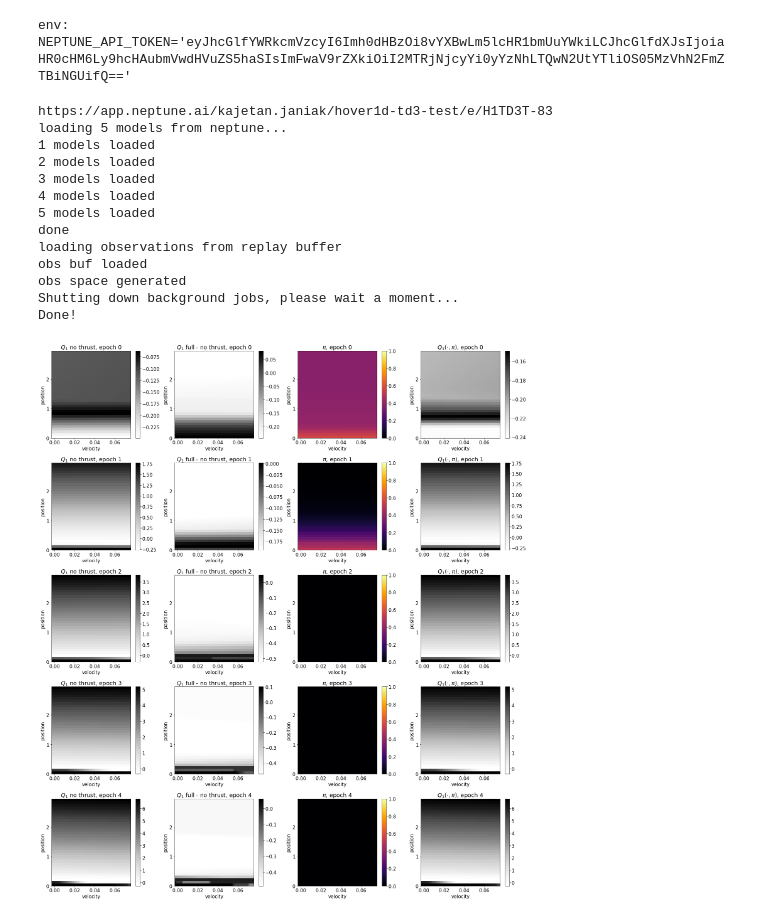
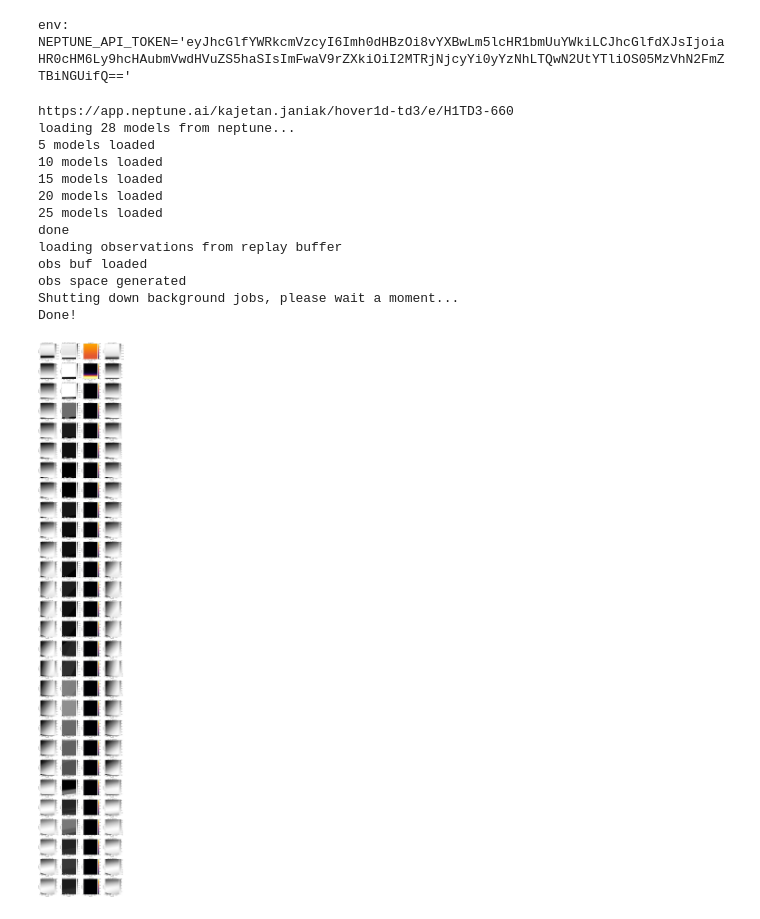
Before and after one commit to MIMUW-RL/space-gym, a Jupyter notebook: notebooks/ac_visualization.ipynb, the cells around one changed output. Saved outputs shown, nothing was run; the diff lists cells and outputs as text; code cells hidden in the pictures.

```diff
--- a/notebooks/ac_visualization.ipynb
+++ b/notebooks/ac_visualization.ipynb
@@ -10,23 +10,23 @@ import matplotlib.pyplot as plt
 plt.rc('font', size=15)
 experiments = dict()
 # %%
-EXPERIMENT_NUM = 83
+EXPERIMENT_NUM = 660
 DO_LOAD_OBS_BUF = True
 if EXPERIMENT_NUM not in experiments:
     experiments[EXPERIMENT_NUM] = TD3ExperimentResults(
         EXPERIMENT_NUM,
         do_load_obs_buf=DO_LOAD_OBS_BUF,
-        from_test_run=True
+        from_test_run=False
     )
 exp = experiments[EXPERIMENT_NUM]
 # %% [output]
-https://app.neptune.ai/kajetan.janiak/hover1d-td3-test/e/H1TD3T-83
-loading 5 models from neptune...
-1 models loaded
-2 models loaded
-3 models loaded
-4 models loaded
+https://app.neptune.ai/kajetan.janiak/hover1d-td3/e/H1TD3-660
+loading 28 models from neptune...
 5 models loaded
+10 models loaded
+15 models loaded
+20 models loaded
+25 models loaded
 done
 loading observations from replay buffer
 obs buf loaded
@@ -34,36 +34,36 @@ obs space generated
 Shutting down background jobs, please wait a moment...
 Done!
 # %%
-truncate_models = 10
+truncate_models = 50
 num_models = min(len(exp.acs), truncate_models)
 fig, axs = plt.subplots(num_models, 4, figsize=(22, 5 * num_models))
 if len(axs.shape) == 1:
     axs = axs.reshape((1,axs.shape[0]))
 for i, (epoch, ac) in tuple(enumerate(exp.acs.items()))[:truncate_models]:
     # Q1 no thrust
     q1_ax = axs[i, 0]
     q1_im = exp.plot_q1_on_const_action(q1_ax, 0.0, epoch)
     fig.colorbar(q1_im, ax=q1_ax)
     q1_ax.set_title(f"$Q_1$ no thrust, epoch {epoch}")
 
     # Q1 no - full
     q1_diff_ax = axs[i, 1]
     q1_diff_im = exp.plot_q1_full_minus_no_thrust(q1_diff_ax, epoch)
     fig.colorbar(q1_diff_im, ax=q1_diff_ax)
     q1_diff_ax.set_title(f"$Q_1$ full - no thrust, epoch {epoch}")
 
     # pi
     pi_ax = axs[i, 2]
     pi_im = exp.plot_policy(pi_ax, epoch)
     fig.colorbar(pi_im, ax=pi_ax)
     pi_ax.set_title(f"$\\pi$, epoch {epoch}")
 
     # Q1 on policy
     q1_on_pi_ax = axs[i, 3]
     q1_on_pi_im = exp.plot_q1_on_policy(q1_on_pi_ax, epoch)
     fig.colorbar(q1_on_pi_im, ax=q1_on_pi_ax)
     q1_on_pi_ax.set_title(f"$Q_1(\\cdot, \\pi)$, epoch {epoch}")
 
 plt.tight_layout()
 # %% [output]
-[figure, old version]
+[figure, new version]
```
Also changed, not shown: 1 other file.
